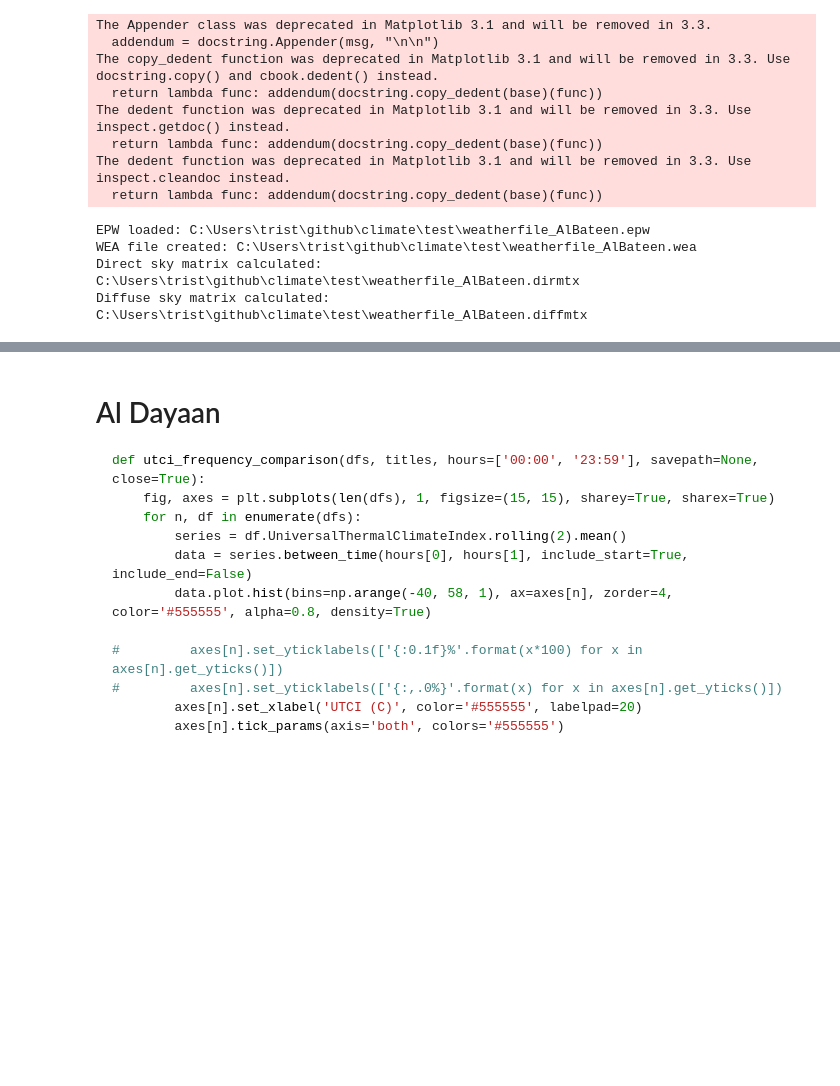
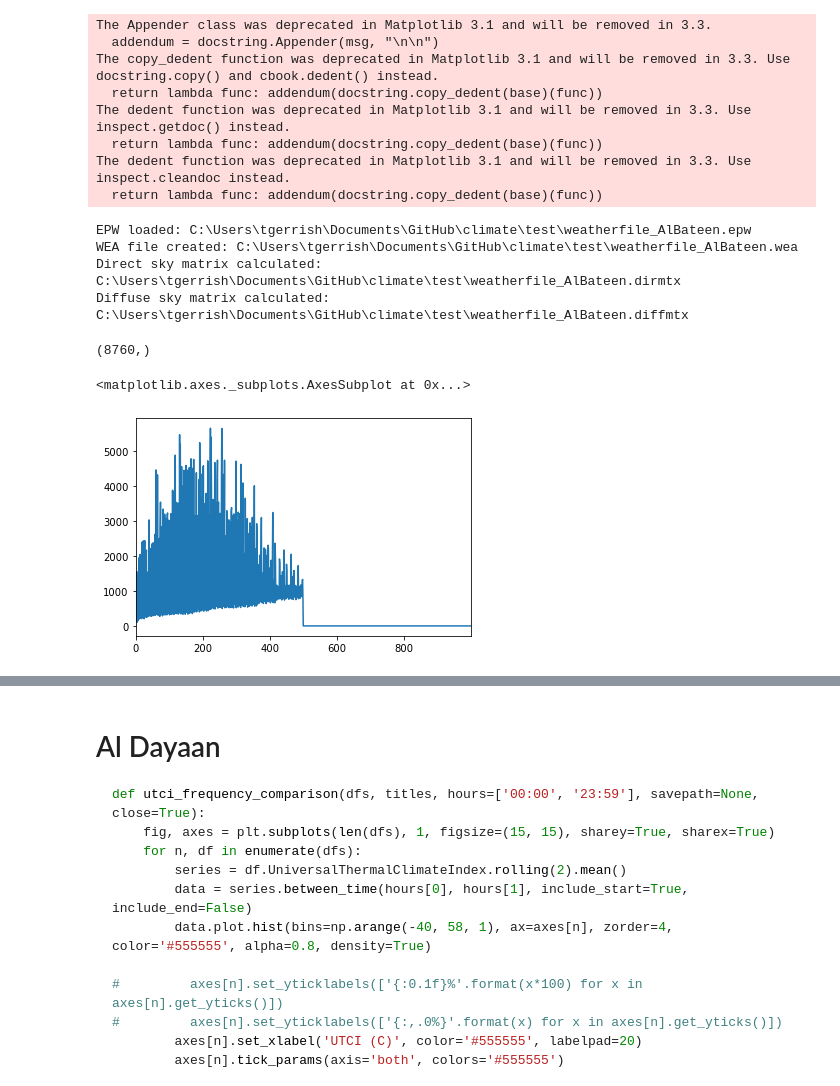
Before and after one commit to cycle13/climate, a Jupyter notebook: test.ipynb, the cells around one changed output, grey strips where cells are left out. Saved outputs shown, nothing was run; the diff lists cells and outputs as text; code cells hidden in the pictures; blank space fills up the shorter version.

```diff
--- a/test.ipynb
+++ b/test.ipynb
@@ -18,9 +18,55 @@ The dedent function was deprecated in Matplotlib 3.1 and will be removed in 3.3.
 The dedent function was deprecated in Matplotlib 3.1 and will be removed in 3.3. Use inspect.cleandoc instead.
   return lambda func: addendum(docstring.copy_dedent(base)(func))
 # %%
+# Load EPW file
 w = climate.weather.Weather("./test/weatherfile_AlBateen.epw").read_epw()
+
+# Generate sky matrices
+smx = climate.sky.SkyMatrix(w.to_wea())
 # %% [output]
-EPW loaded: C:\Users\trist\github\climate\test\weatherfile_AlBateen.epw
-WEA file created: C:\Users\trist\github\climate\test\weatherfile_AlBateen.wea
-Direct sky matrix calculated: C:\Users\trist\github\climate\test\weatherfile_AlBateen.dirmtx
-Diffuse sky matrix calculated: C:\Users\trist\github\climate\test\weatherfile_AlBateen.diffmtx
+EPW loaded: C:\Users\tgerrish\Documents\GitHub\climate\test\weatherfile_AlBateen.epw
+WEA file created: C:\Users\tgerrish\Documents\GitHub\climate\test\weatherfile_AlBateen.wea
+Direct sky matrix calculated: C:\Users\tgerrish\Documents\GitHub\climate\test\weatherfile_AlBateen.dirmtx
+Diffuse sky matrix calculated: C:\Users\tgerrish\Documents\GitHub\climate\test\weatherfile_AlBateen.diffmtx
+# %%
+# Create sample rays
+sample_points = climate.geometry.fibonacci_sphere(n_points=1000)
+
+# Resample sky matrix
+sample_radiation = smx.resample(sample_points=sample_points, _type="total", n_closest=3)
+
+# Get the angle between sample point and horizon (altitude angle)
+sample_point_altitude = climate.geometry.vector_horizon_angle(sample_points)
+
+# Calculate the radiation flux on open ground
+ground_radiation_flux = climate.sky.incident_radiation_at_angle(sample_radiation, sample_point_altitude, degrees=False)
+
+# Calculate view factor for a body to each sample point
+body_view_factor = climate.geometry.view_factor(sample_points)
+
+# Calculate radiation from the sky
+sky_sourced_radiation = (body_view_factor * sample_radiation).sum(axis=1)
+
+# Specify ground material
+gnd = climate.material.OpaqueMaterial(
+    conductivity=1,
+    volumetric_heat_capacity=200,
+    specific_heat_capacity=200,
+    reflectivity=0.5,
+    emissivity=0.5,
+    thickness=1,
+    roughness="Medium rough",
+    name="Ground"
+)
+
+# Calculate radiation reflected by the ground
+ground_reflected_sky_radiation = (np.power(ground_albedo, ray_intersected_points) * sky_sourced_radiation).sum(axis=1)
+# %%
+(body_view_factor * sample_radiation).sum(axis=1).shape
+# %% [output]
+(8760,)
+# %%
+pd.Series((body_view_factor * sample_radiation).sum(axis=0)).plot()
+# %% [output]
+<matplotlib.axes._subplots.AxesSubplot at 0x...>
+[figure, added]
```
Also changed, not shown: parts of 36 cells of this notebook, 7 other files.
